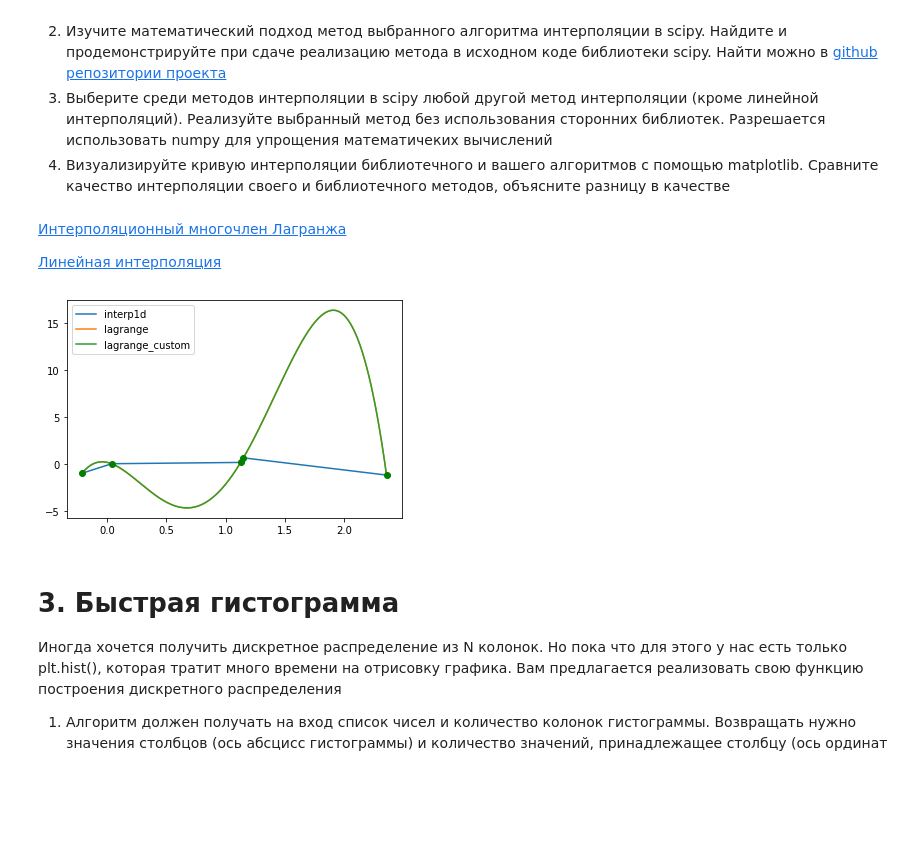
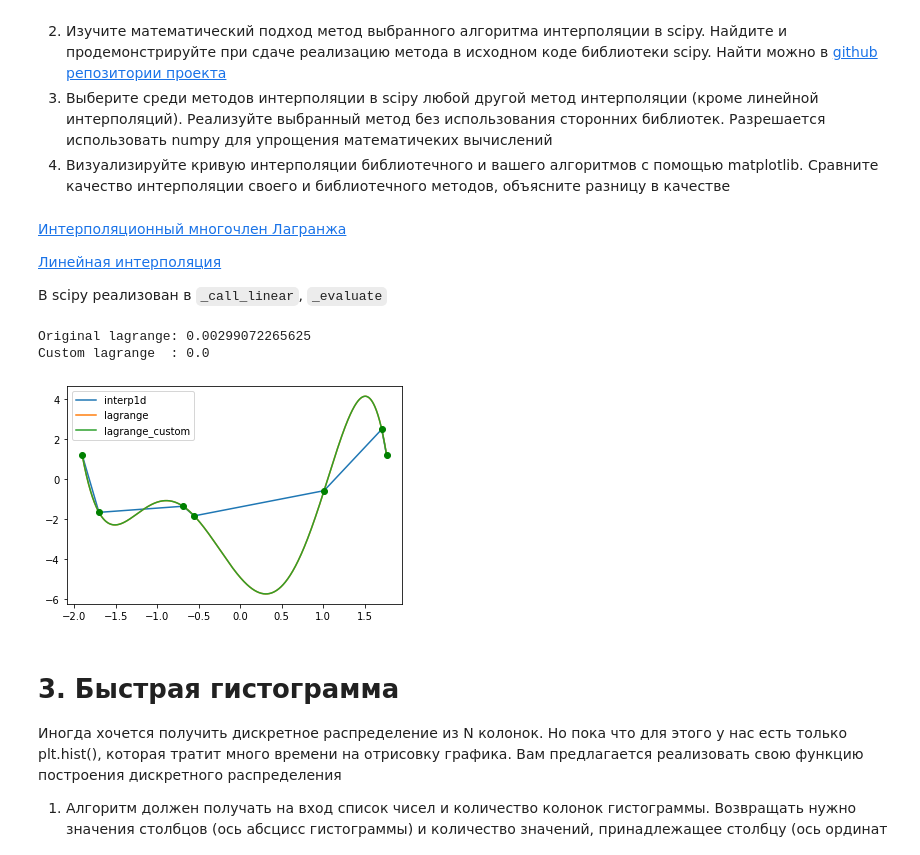
Before and after one commit to MILKA-TOP/andan, a Jupyter notebook: lab_1/Lab_1.ipynb, the cells around one changed output. Cells and saved outputs as stored; diff of their text form; code cells hidden in the pictures; blank space fills up the shorter version.

```diff
--- a/lab_1/Lab_1.ipynb
+++ b/lab_1/Lab_1.ipynb
@@ -181,6 +181,8 @@ class PolynomCustom:
 [Интерполяционный многочлен Лагранжа](https://ru.wikipedia.org/wiki/%D0%98%D0%BD%D1%82%D0%B5%D1%80%D0%BF%D0%BE%D0%BB%D1%8F%D1%86%D0%B8%D0%BE%D0%BD%D0%BD%D1%8B%D0%B9_%D0%BC%D0%BD%D0%BE%D0%B3%D0%BE%D1%87%D0%BB%D0%B5%D0%BD_%D0%9B%D0%B0%D0%B3%D1%80%D0%B0%D0%BD%D0%B6%D0%B0)
 
 [Линейная интерполяция](https://ru.wikipedia.org/wiki/%D0%9B%D0%B8%D0%BD%D0%B5%D0%B9%D0%BD%D0%B0%D1%8F_%D0%B8%D0%BD%D1%82%D0%B5%D1%80%D0%BF%D0%BE%D0%BB%D1%8F%D1%86%D0%B8%D1%8F)
+
+В scipy реализован в `_call_linear`, `_evaluate`
 # %%
 def custom_lagrange(xl_list, yl_list):
     out_pol = PolynomCustom(np.array([0]))
@@ -196,36 +198,47 @@ def custom_lagrange(xl_list, yl_list):
     return out_pol
 # %%
 from scipy.interpolate import interp1d
-from scipy.interpolate import Akima1DInterpolator
 from scipy.interpolate import lagrange
+import time
 
 X_RANGE = [-2.0, 2.5]
 Y_RANGE = [-2.0, 2.5]
 
 #def fun(x_var): return np.cos(x_var) * np.sin(np.pi * x_var)
 
 
 dotCount = randint(5, 8)
 
 x_list = np.random.uniform(low=X_RANGE[0], high=X_RANGE[1], size=dotCount)
 x_list = np.sort(x_list)
 #y_list = fun(x_list)
 y_list = np.random.uniform(low=Y_RANGE[0], high=Y_RANGE[1], size=dotCount)
 
 x_np = np.linspace(min(x_list), max(x_list), 1000)
 
 interp1d_val = interp1d(x=x_list, y=y_list)
+
+start_time = time.time()
 lagrange_val = lagrange(x=x_list, w=y_list)
+lagrange_time = time.time() - start_time
+
+start_time = time.time()
 custom_lagrange_val = custom_lagrange(x_list, y_list)
+custom_lagrange_time = time.time() - start_time
+
+print("Original lagrange: " + str(lagrange_time))
+print("Custom lagrange  : " + str(custom_lagrange_time))
 plt.plot(x_np, interp1d_val(x_np), label='interp1d')
 plt.plot(x_np, lagrange_val(x_np), label='lagrange')
 plt.plot(x_np, custom_lagrange_val.set(x_np), label='lagrange_custom')
 #plt.plot(x_np, fun(x_np), '--', label='function')
 plt.plot(x_list, y_list, 'go')
 plt.legend()
 plt.show()
 # %% [output]
+Original lagrange: 0.00299072265625
+Custom lagrange  : 0.0
-[figure, old version]
+[figure, new version]
 # %% [markdown]
 # 3. Быстрая гистограмма
 
```
Also changed, not shown: parts of 1 cell of this notebook, 1 other file.
